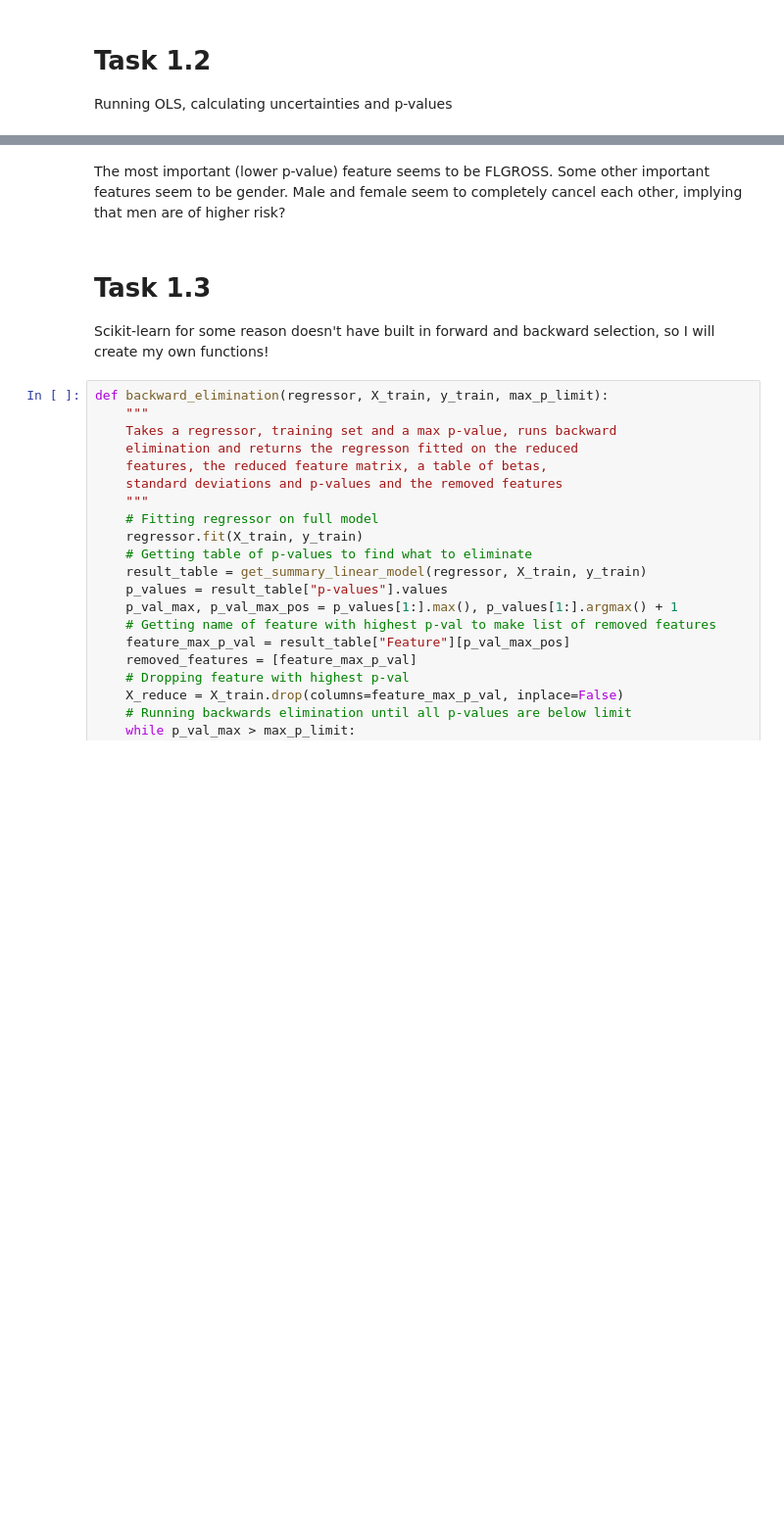
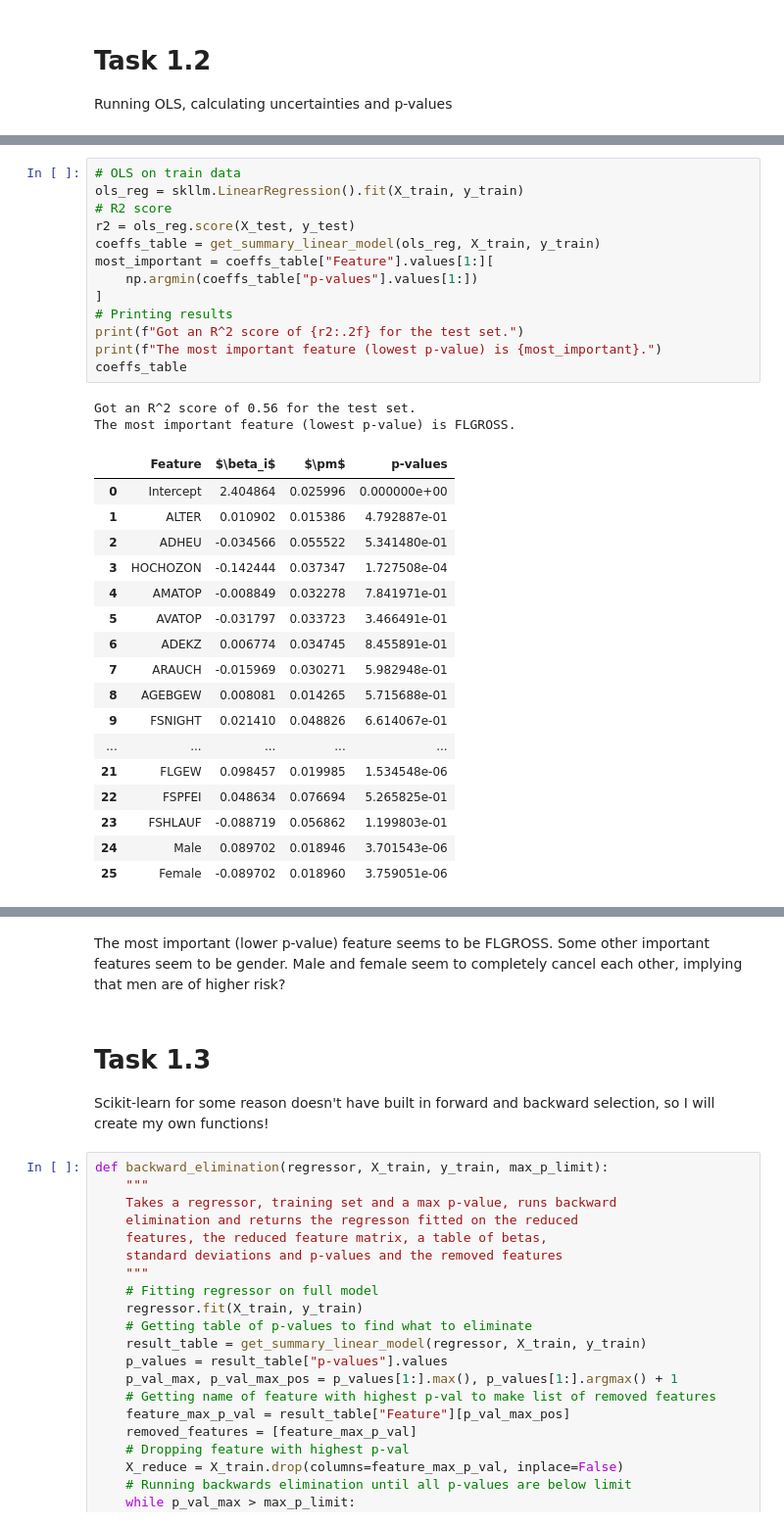
Before and after one commit to bernharl/STK-IN4300-oblig2, a Jupyter notebook: Oblig2 STK-IN Bernhard.ipynb, the cells around one changed output, grey strips where cells are left out. Shown: that part at 98% size. Saved outputs shown, nothing was run; the diff lists cells and outputs as text; blank space fills up the shorter version.

```diff
--- a/Oblig2 STK-IN Bernhard.ipynb
+++ b/Oblig2 STK-IN Bernhard.ipynb
@@ -94,0 +128,33 @@ ValueError: terms must be a TermList, but found terms = <function s at 0x...>
+# %%
+# OLS on train data
+ols_reg = skllm.LinearRegression().fit(X_train, y_train)
+# R2 score
+r2 = ols_reg.score(X_test, y_test)
+coeffs_table = get_summary_linear_model(ols_reg, X_train, y_train)
+most_important = coeffs_table["Feature"].values[1:][
+    np.argmin(coeffs_table["p-values"].values[1:])
+]
+# Printing results
+print(f"Got an R^2 score of {r2:.2f} for the test set.")
+print(f"The most important feature (lowest p-value) is {most_important}.")
+coeffs_table
+# %% [output]
+Got an R^2 score of 0.56 for the test set.
+The most important feature (lowest p-value) is FLGROSS.
+|  | Feature | $\beta_i$ | $\pm$ | p-values |
+| 0 | Intercept | 2.404864 | 0.025996 | 0.000000e+00 |
+| 1 | ALTER | 0.010902 | 0.015386 | 4.792887e-01 |
+| 2 | ADHEU | -0.034566 | 0.055522 | 5.341480e-01 |
+| 3 | HOCHOZON | -0.142444 | 0.037347 | 1.727508e-04 |
+| 4 | AMATOP | -0.008849 | 0.032278 | 7.841971e-01 |
+| 5 | AVATOP | -0.031797 | 0.033723 | 3.466491e-01 |
+| 6 | ADEKZ | 0.006774 | 0.034745 | 8.455891e-01 |
+| 7 | ARAUCH | -0.015969 | 0.030271 | 5.982948e-01 |
+| 8 | AGEBGEW | 0.008081 | 0.014265 | 5.715688e-01 |
+| 9 | FSNIGHT | 0.021410 | 0.048826 | 6.614067e-01 |
+| ... | ... | ... | ... | ... |
+| 21 | FLGEW | 0.098457 | 0.019985 | 1.534548e-06 |
+| 22 | FSPFEI | 0.048634 | 0.076694 | 5.265825e-01 |
+| 23 | FSHLAUF | -0.088719 | 0.056862 | 1.199803e-01 |
+| 24 | Male | 0.089702 | 0.018946 | 3.701543e-06 |
+| 25 | Female | -0.089702 | 0.018960 | 3.759051e-06 |
```
Also changed, not shown: parts of 15 cells of this notebook.
